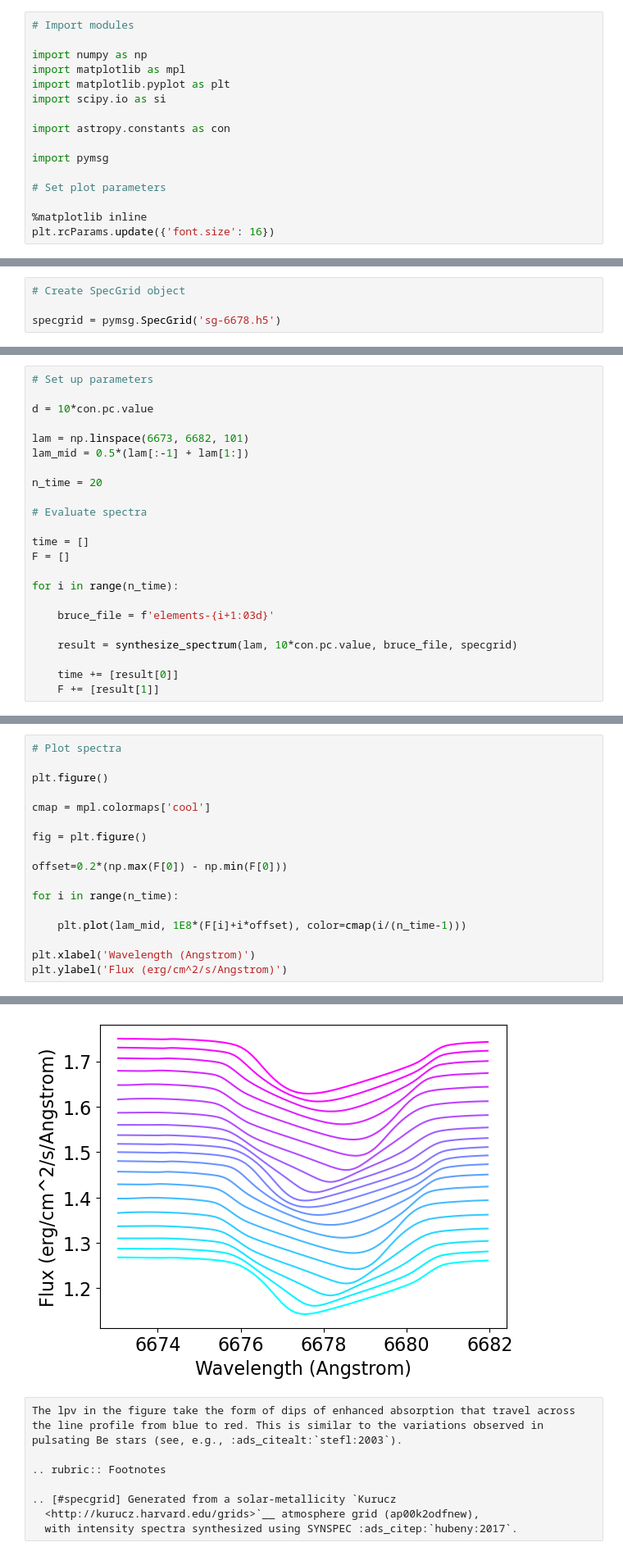
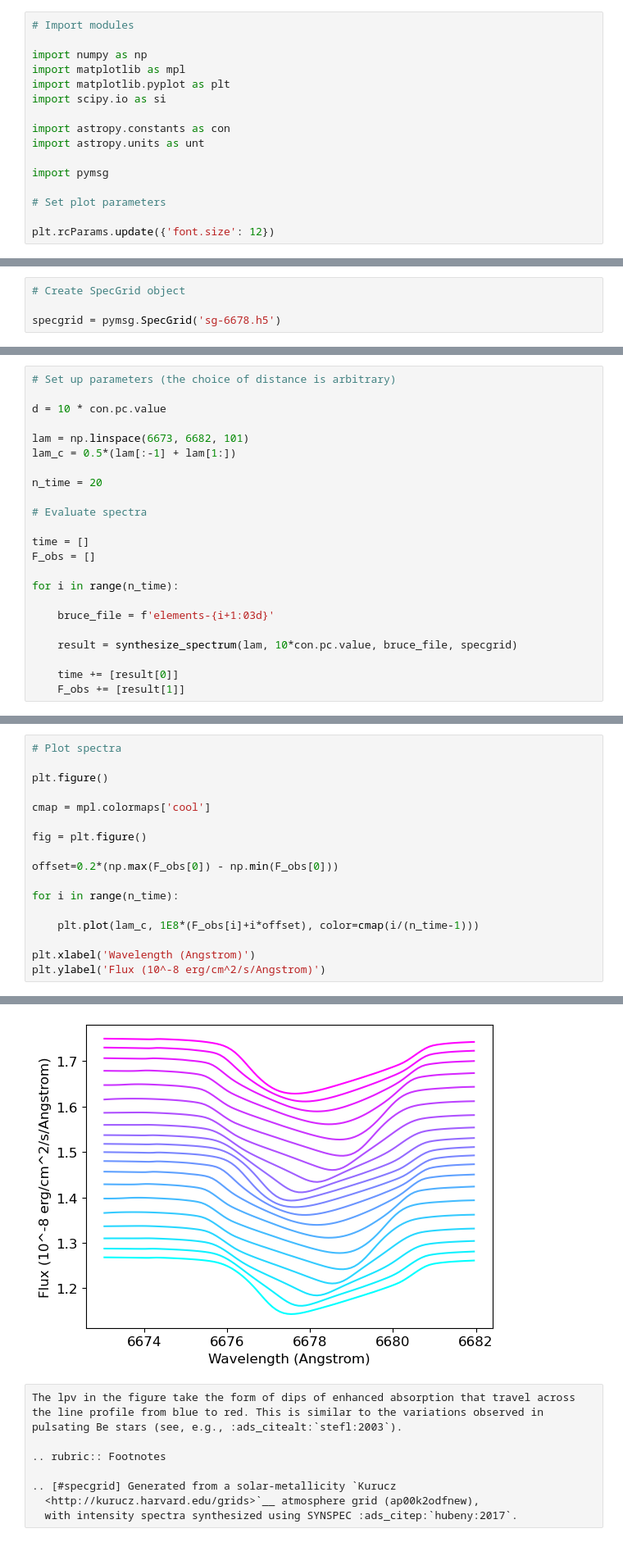
Before and after one commit to rhdtownsend/msg, a Jupyter notebook: docs/source/cookbook/be-star-lpv/be-star-lpv.ipynb, the cells around one changed output, grey strips where cells are left out. Shown at 82% size. Drawn from its saved outputs; the diff is of its cells as text.

```diff
--- a/docs/source/cookbook/be-star-lpv/be-star-lpv.ipynb
+++ b/docs/source/cookbook/be-star-lpv/be-star-lpv.ipynb
@@ -34,13 +34,13 @@ import matplotlib.pyplot as plt
 import scipy.io as si
 
 import astropy.constants as con
+import astropy.units as unt
 
 import pymsg
 
 # Set plot parameters
 
-%matplotlib inline
-plt.rcParams.update({'font.size': 16})
+plt.rcParams.update({'font.size': 12})
 # %% [raw]
 Create a SpecGrid
 -----------------
@@ -109,17 +118,17 @@ Using this function, evaluate a time-series of spectra:
 # %%
-# Set up parameters
+# Set up parameters (the choice of distance is arbitrary)
 
-d = 10*con.pc.value
+d = 10 * con.pc.value
 
 lam = np.linspace(6673, 6682, 101)
-lam_mid = 0.5*(lam[:-1] + lam[1:])
+lam_c = 0.5*(lam[:-1] + lam[1:])
 
 n_time = 20
 
 # Evaluate spectra
 
 time = []
-F = []
+F_obs = []
 
 for i in range(n_time):
 
@@ -128,7 +137,7 @@ for i in range(n_time):
     result = synthesize_spectrum(lam, 10*con.pc.value, bruce_file, specgrid)
 
     time += [result[0]]
-    F += [result[1]]
+    F_obs += [result[1]]
 # %% [raw]
 Plot the Spectra
 ----------------
@@ -143,12 +152,12 @@ cmap = mpl.colormaps['cool']
 
 fig = plt.figure()
 
-offset=0.2*(np.max(F[0]) - np.min(F[0]))
+offset=0.2*(np.max(F_obs[0]) - np.min(F_obs[0]))
 
 for i in range(n_time):
 
-    plt.plot(lam_mid, 1E8*(F[i]+i*offset), color=cmap(i/(n_time-1)))
+    plt.plot(lam_c, 1E8*(F_obs[i]+i*offset), color=cmap(i/(n_time-1)))
 
 plt.xlabel('Wavelength (Angstrom)')
-plt.ylabel('Flux (erg/cm^2/s/Angstrom)')
+plt.ylabel('Flux (10^-8 erg/cm^2/s/Angstrom)')
 # %% [output]
@@ -156,5 +165,5 @@ Text(0, 0.5, 'Flux (erg/cm^2/s/Angstrom)')
 <Figure size 640x480 with 0 Axes>
-[figure, old version]
+[figure, new version]
 # %% [raw]
 The lpv in the figure take the form of dips of enhanced absorption that travel across the line profile from blue to red. This is similar to the variations observed in pulsating Be stars (see, e.g., :ads_citealt:`stefl:2003`).
 
```
Also changed, not shown: parts of 7 cells of this notebook, 15 other files.
